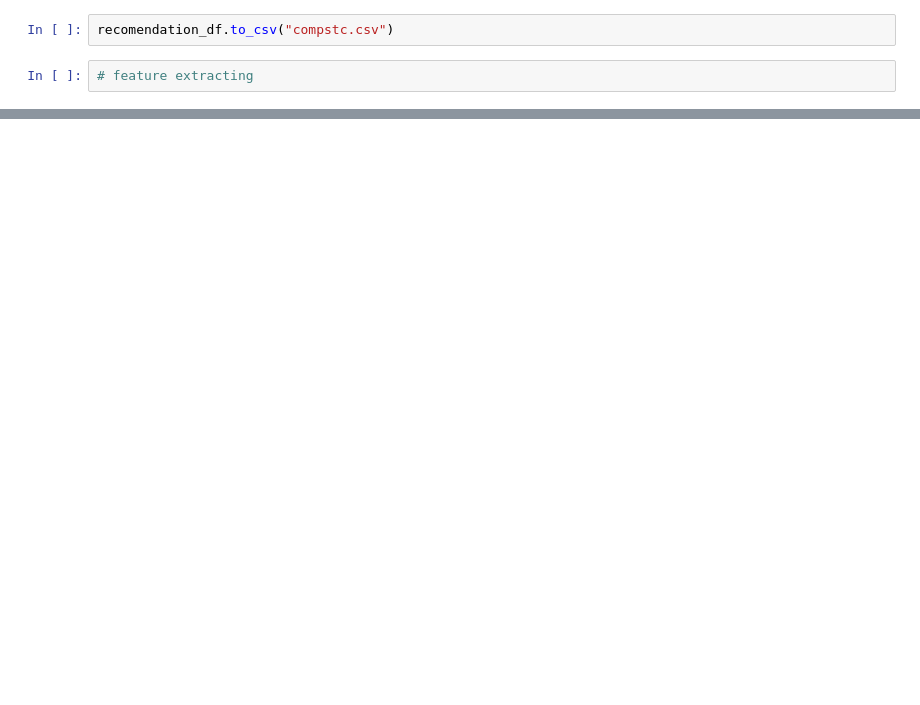
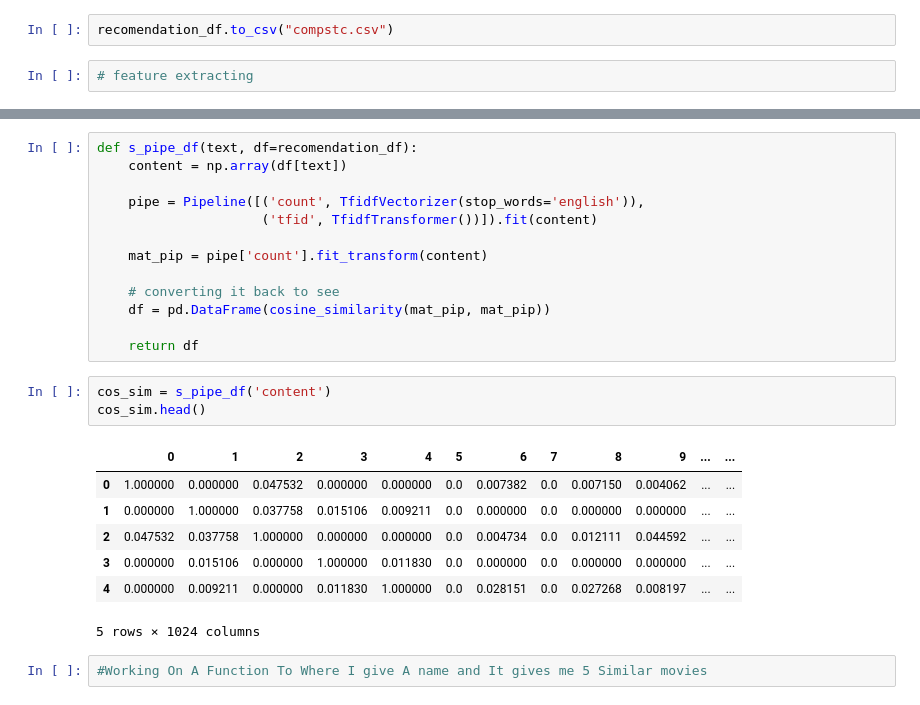
Before and after one commit to dinaa-kh/STC-tv-EDA-reacommendation-system, a Jupyter notebook: src/Rec.ipynb, the cells around one changed output, grey strips where cells are left out. Cells and saved outputs as stored; diff of their text form; blank space fills up the shorter version.

```diff
--- a/src/Rec.ipynb
+++ b/src/Rec.ipynb
@@ -286,0 +291,26 @@ recomendation_df.to_csv("compstc.csv")
+# %%
+def s_pipe_df(text, df=recomendation_df):
+    content = np.array(df[text])
+
+    pipe = Pipeline([('count', TfidfVectorizer(stop_words='english')),
+                     ('tfid', TfidfTransformer())]).fit(content)
+
+    mat_pip = pipe['count'].fit_transform(content)
+
+    # converting it back to see
+    df = pd.DataFrame(cosine_similarity(mat_pip, mat_pip))
+
+    return df
+# %%
+cos_sim = s_pipe_df('content')
+cos_sim.head()
+# %% [output]
+|  | 0 | 1 | 2 | 3 | 4 | 5 | 6 | 7 | 8 | 9 | ... | ... |
+| 0 | 1.000000 | 0.000000 | 0.047532 | 0.000000 | 0.000000 | 0.0 | 0.007382 | 0.0 | 0.007150 | 0.004062 | ... | ... |
+| 1 | 0.000000 | 1.000000 | 0.037758 | 0.015106 | 0.009211 | 0.0 | 0.000000 | 0.0 | 0.000000 | 0.000000 | ... | ... |
+| 2 | 0.047532 | 0.037758 | 1.000000 | 0.000000 | 0.000000 | 0.0 | 0.004734 | 0.0 | 0.012111 | 0.044592 | ... | ... |
+| 3 | 0.000000 | 0.015106 | 0.000000 | 1.000000 | 0.011830 | 0.0 | 0.000000 | 0.0 | 0.000000 | 0.000000 | ... | ... |
+| 4 | 0.000000 | 0.009211 | 0.000000 | 0.011830 | 1.000000 | 0.0 | 0.028151 | 0.0 | 0.027268 | 0.008197 | ... | ... |
+5 rows × 1024 columns
+# %%
+#Working On A Function To Where I give A name and It gives me 5 Similar movies
```
Also changed, not shown: parts of 9 cells of this notebook, 2 other files.
